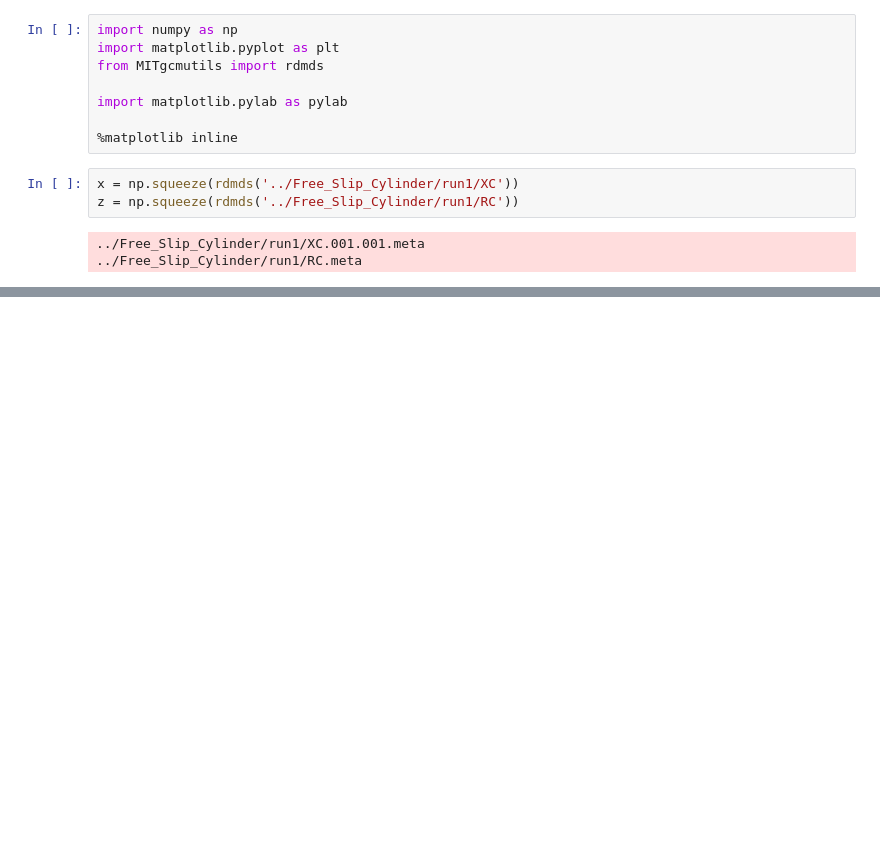
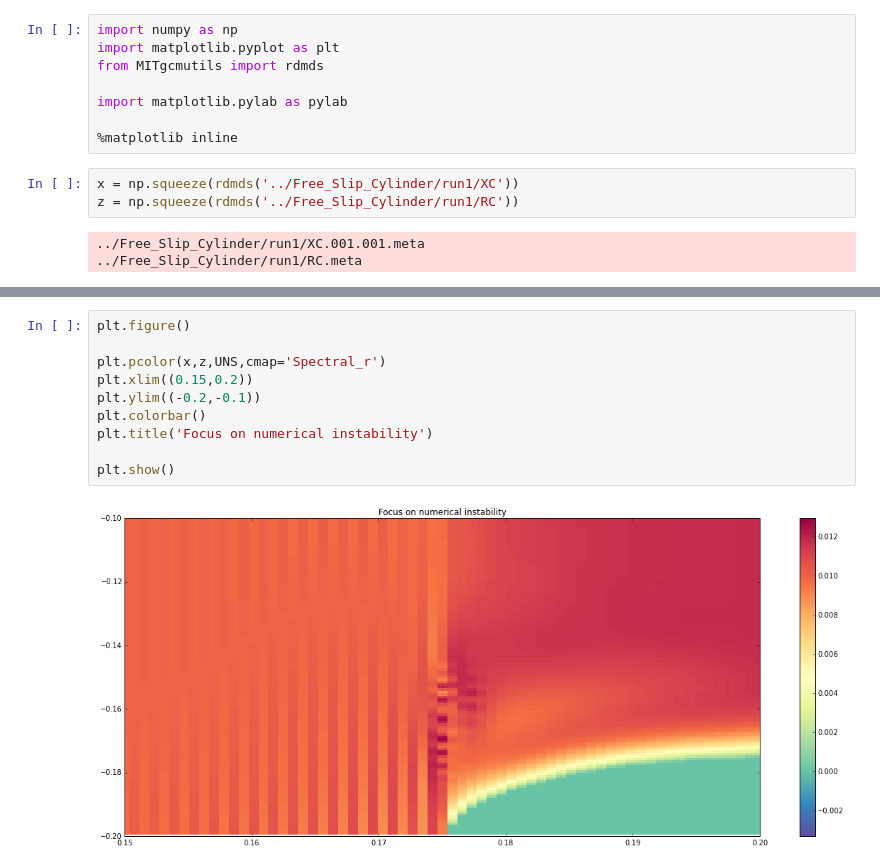
Before and after one commit to UBC-MOAD/flow_separation, a Jupyter notebook: notebooks_2D_runs/jan16.ipynb, the cells around one changed output, grey strips where cells are left out. Saved outputs shown, nothing was run; the diff lists cells and outputs as text; blank space fills up the shorter version.

```diff
--- a/notebooks_2D_runs/jan16.ipynb
+++ b/notebooks_2D_runs/jan16.ipynb
@@ -75,0 +85,12 @@ plt.title('No slip U minus free slip U')
+# %%
+plt.figure()
+
+plt.pcolor(x,z,UNS,cmap='Spectral_r')
+plt.xlim((0.15,0.2))
+plt.ylim((-0.2,-0.1))
+plt.colorbar()
+plt.title('Focus on numerical instability')
+
+plt.show()
+# %% [output]
+[figure, added]
```
Also changed, not shown: parts of 2 cells of this notebook.
